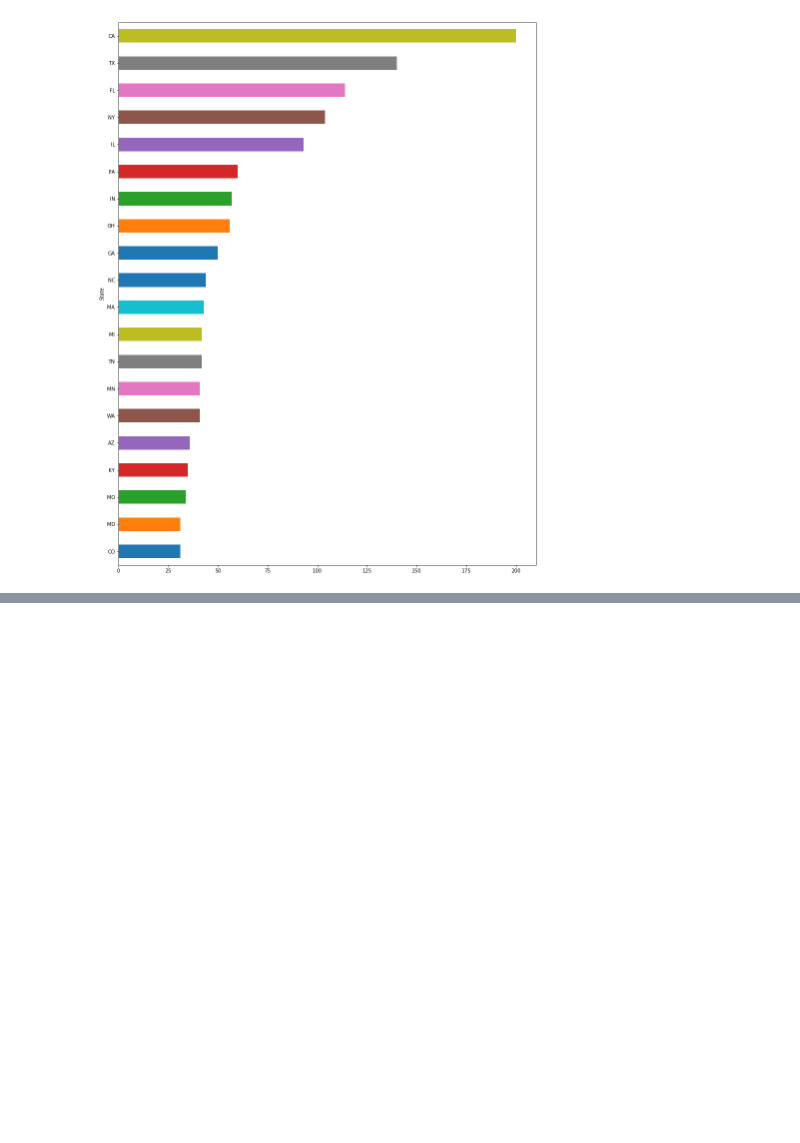
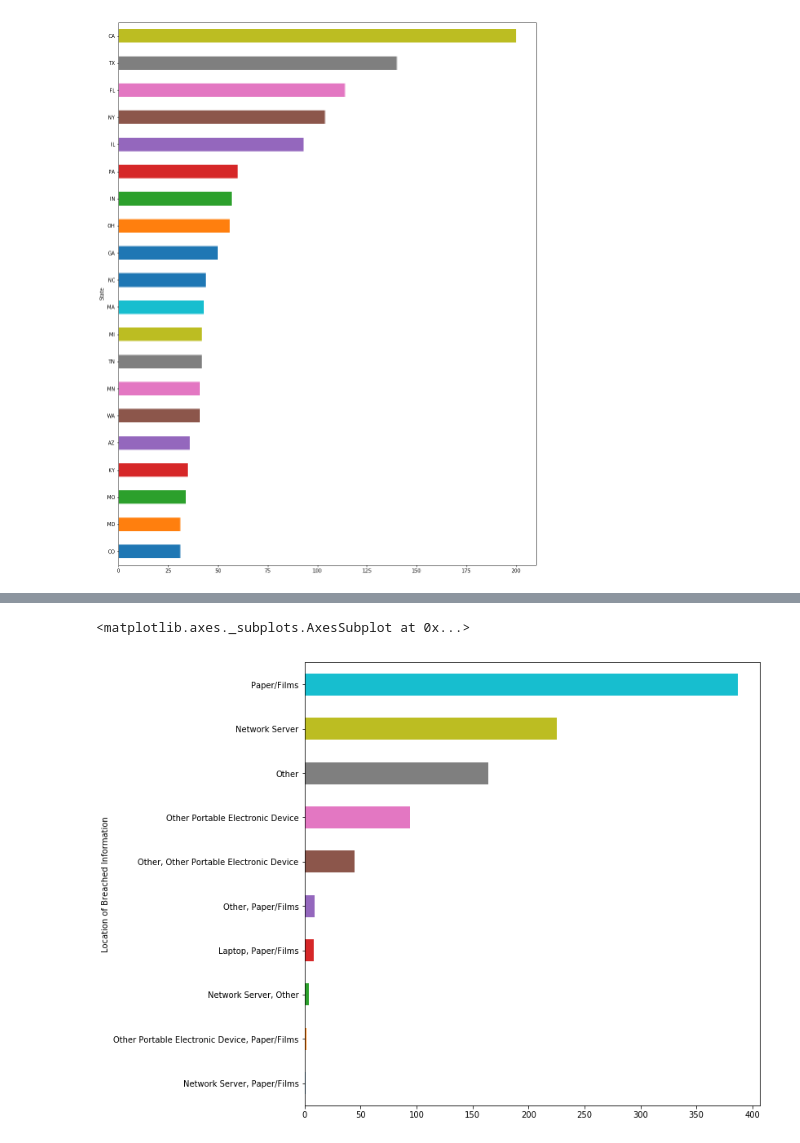
Before and after one commit to leomoreira12/Estudo-de-dados---Cyber-Crimes, a Jupyter notebook: DataAnalysis - Cyber Crimes.ipynb, the cells around one changed output, grey strips where cells are left out. Saved outputs shown, nothing was run; the diff lists cells and outputs as text; code cells hidden in the pictures; blank space fills up the shorter version.

```diff
--- a/DataAnalysis - Cyber Crimes.ipynb
+++ b/DataAnalysis - Cyber Crimes.ipynb
@@ -88,0 +89,5 @@ tab.groupby('Type of Breach').size().tail(5).sort_values().plot(kind='', figsize
+# %%
+tab.groupby('Location of Breached Information').size().tail(10).sort_values().plot(kind='barh', figsize=(10,10))
+# %% [output]
+<matplotlib.axes._subplots.AxesSubplot at 0x...>
+[figure, added]
```
Also changed, not shown: parts of 3 cells of this notebook.
